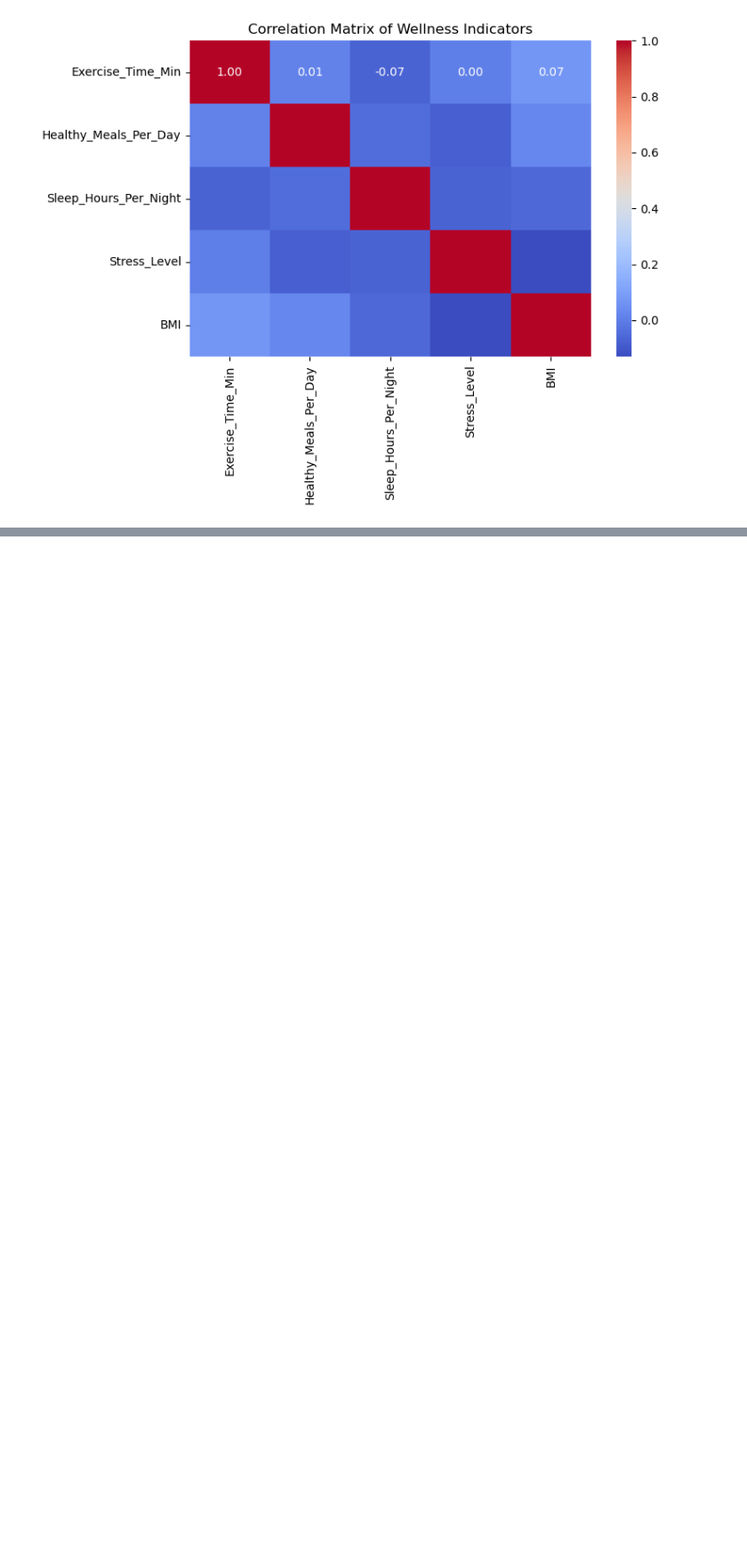
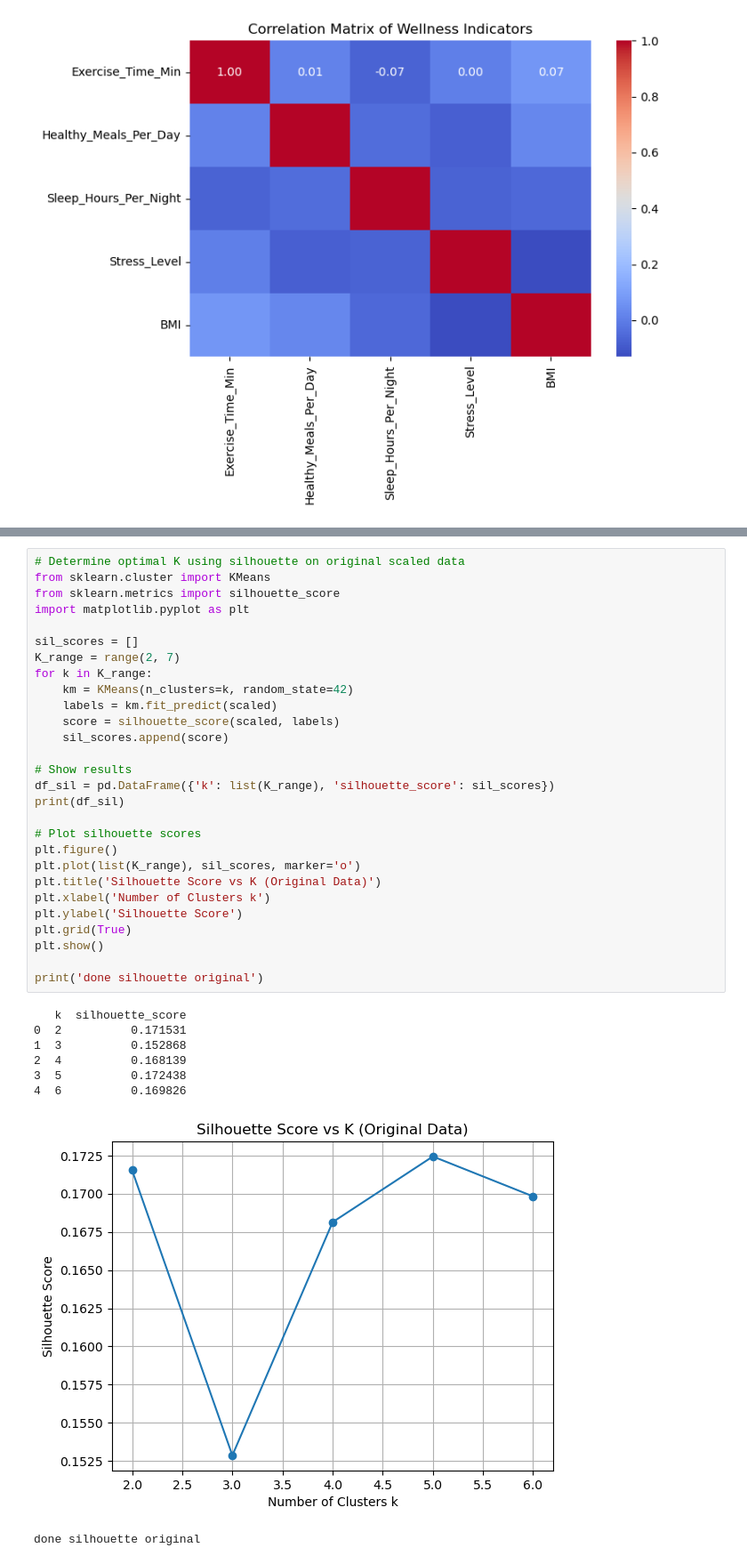
Before and after one commit to youngsm113/Lab3-Clustering, a Jupyter notebook: ML-Lab3.ipynb, the cells around one changed output, grey strips where cells are left out. Shown: that part at 89% size. Cells and saved outputs as stored; diff of their text form; blank space fills up the shorter version.

```diff
--- a/ML-Lab3.ipynb
+++ b/ML-Lab3.ipynb
@@ -171,0 +144,37 @@ plt.show()
+# %%
+# Determine optimal K using silhouette on original scaled data
+from sklearn.cluster import KMeans
+from sklearn.metrics import silhouette_score
+import matplotlib.pyplot as plt
+
+sil_scores = []
+K_range = range(2, 7)
+for k in K_range:
+    km = KMeans(n_clusters=k, random_state=42)
+    labels = km.fit_predict(scaled)
+    score = silhouette_score(scaled, labels)
+    sil_scores.append(score)
+
+# Show results
+df_sil = pd.DataFrame({'k': list(K_range), 'silhouette_score': sil_scores})
+print(df_sil)
+
+# Plot silhouette scores
+plt.figure()
+plt.plot(list(K_range), sil_scores, marker='o')
+plt.title('Silhouette Score vs K (Original Data)')
+plt.xlabel('Number of Clusters k')
+plt.ylabel('Silhouette Score')
+plt.grid(True)
+plt.show()
+
+print('done silhouette original')
+# %% [output]
+   k  silhouette_score
+0  2          0.171531
+1  3          0.152868
+2  4          0.168139
+3  5          0.172438
+4  6          0.169826
+[figure, added]
+done silhouette original
```
Also changed, not shown: parts of 28 cells of this notebook, 1 other file.
